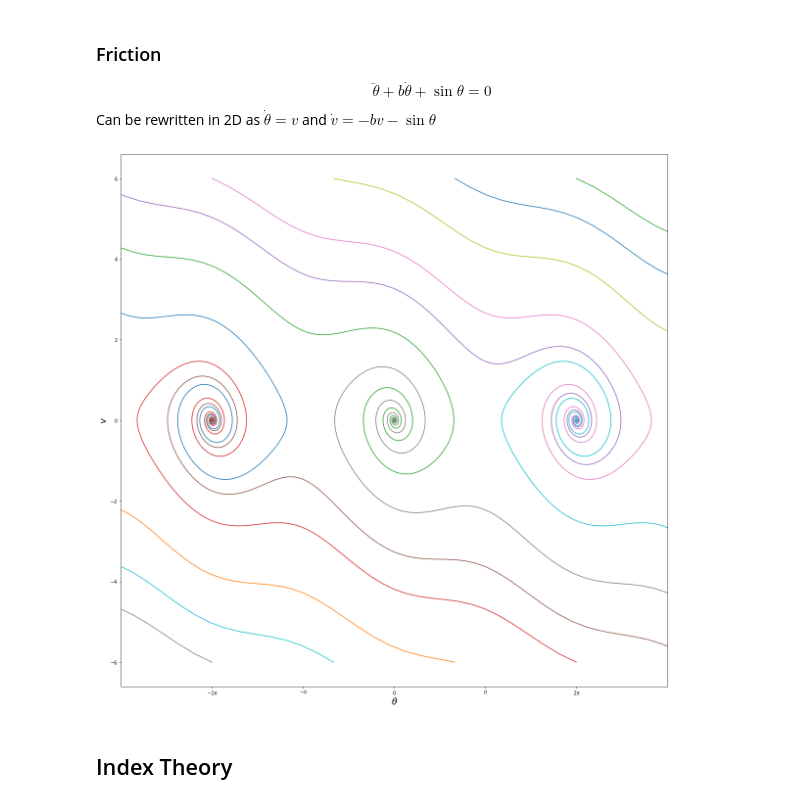
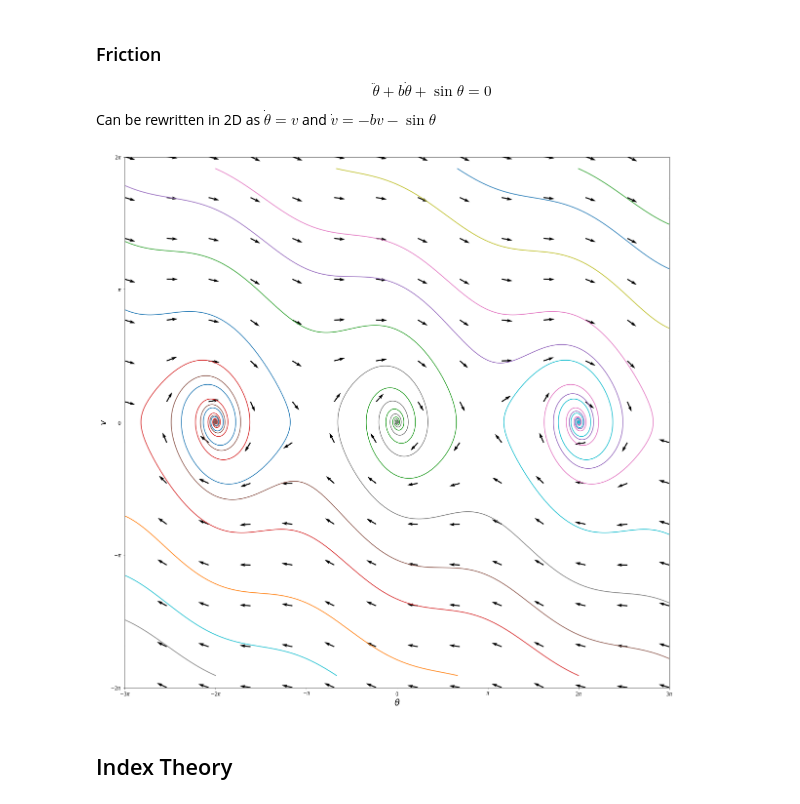
Before and after one commit to NRoboto/book-nonlinear-dynamics-chaos, a Jupyter notebook: 6-phase-plane.ipynb, the cells around one changed output. Drawn from its saved outputs; the diff is of its cells as text; code cells hidden in the pictures.

```diff
--- a/6-phase-plane.ipynb
+++ b/6-phase-plane.ipynb
@@ -110,24 +110,22 @@ Can be rewritten in 2D as $\dot{\theta} = v$ and $\dot{v} = -bv - \sin{\theta}$
 # %%
 b = 0.3
 
 def friction_pendulum(t, y):
   return [y[1], -b * y[1] - np.sin(y[0])]
 
 initial_thetas = np.linspace(-6 * np.pi, 6 * np.pi, 10)
 initial_conds = np.transpose([initial_thetas.repeat(2), np.tile([6, -6], len(initial_thetas))])
 
-for y0 in initial_conds:
-  sol = integrate.solve_ivp(friction_pendulum, [0, 40], y0, max_step=0.1)
-  plt.plot(sol.y[0], sol.y[1])
+plot_second_order_phase_portrait(friction_pendulum, initial_conds, [[-3 * np.pi, 3 * np.pi], [-2 * np.pi, 2 * np.pi]])
 
 plt.xlabel("$\\theta$", fontsize=18)
 plt.ylabel("$v$", fontsize=18)
-plt.xlim([-3 * np.pi, 3 * np.pi])
-plt.xticks([-2 * np.pi, -np.pi, 0, np.pi, 2 * np.pi], ["$-2\pi$", "$-\pi$", "$0$", "$\pi$", "$2\pi$"])
+plt.xticks([-3 * np.pi, -2 * np.pi, -np.pi, 0, np.pi, 2 * np.pi, 3 * np.pi], ["$-3\pi$", "$-2\pi$", "$-\pi$", "$0$", "$\pi$", "$2\pi$", "$3\pi$"])
+plt.yticks([-2 * np.pi, -np.pi, 0, np.pi, 2 * np.pi], ["$-2\pi$", "$-\pi$", "$0$", "$\pi$", "$2\pi$"])
 
 plt.show()
 # %% [output]
-[figure, old version]
+[figure, new version]
 # %% [markdown]
 ## Index Theory
 # %% [markdown]
```
Also changed, not shown: parts of 11 cells of this notebook, 2 other files.
